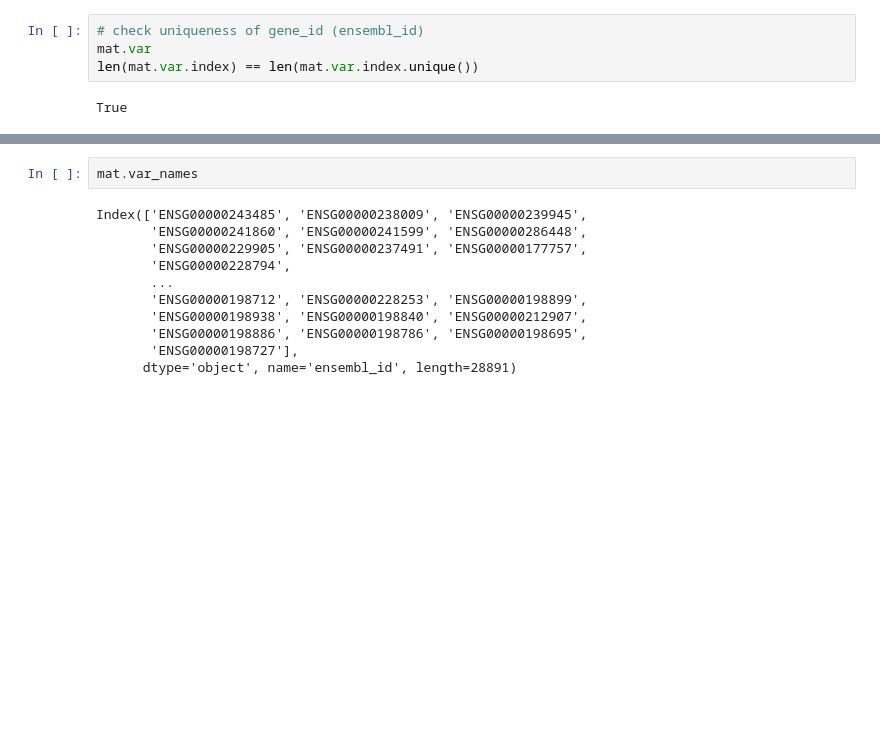
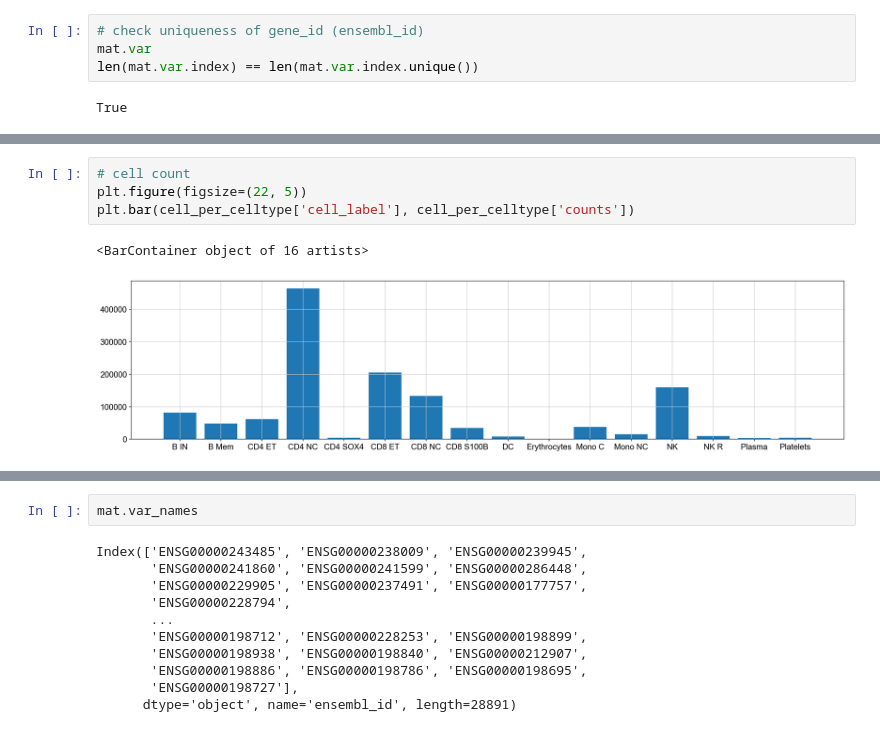
Before and after one commit to mancusolab/jaxqtl, a Jupyter notebook: example/QC.ipynb, the cells around one changed output, grey strips where cells are left out. Cells and saved outputs as stored; diff of their text form; blank space fills up the shorter version.

```diff
--- a/example/QC.ipynb
+++ b/example/QC.ipynb
@@ -19,0 +79,7 @@ sc.pl.highest_expr_genes(mat, n_top=20, )
+# %%
+# cell count
+plt.figure(figsize=(22, 5))
+plt.bar(cell_per_celltype['cell_label'], cell_per_celltype['counts'])
+# %% [output]
+<BarContainer object of 16 artists>
+[figure, added]
```
Also changed, not shown: parts of 25 cells of this notebook.
